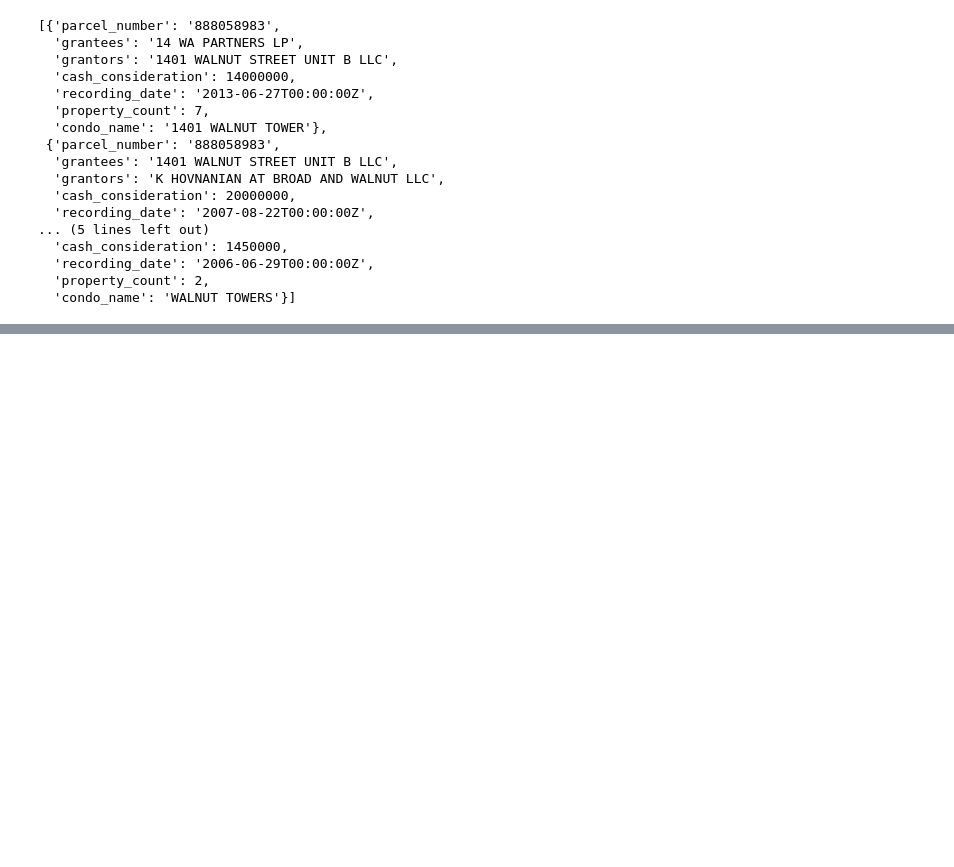
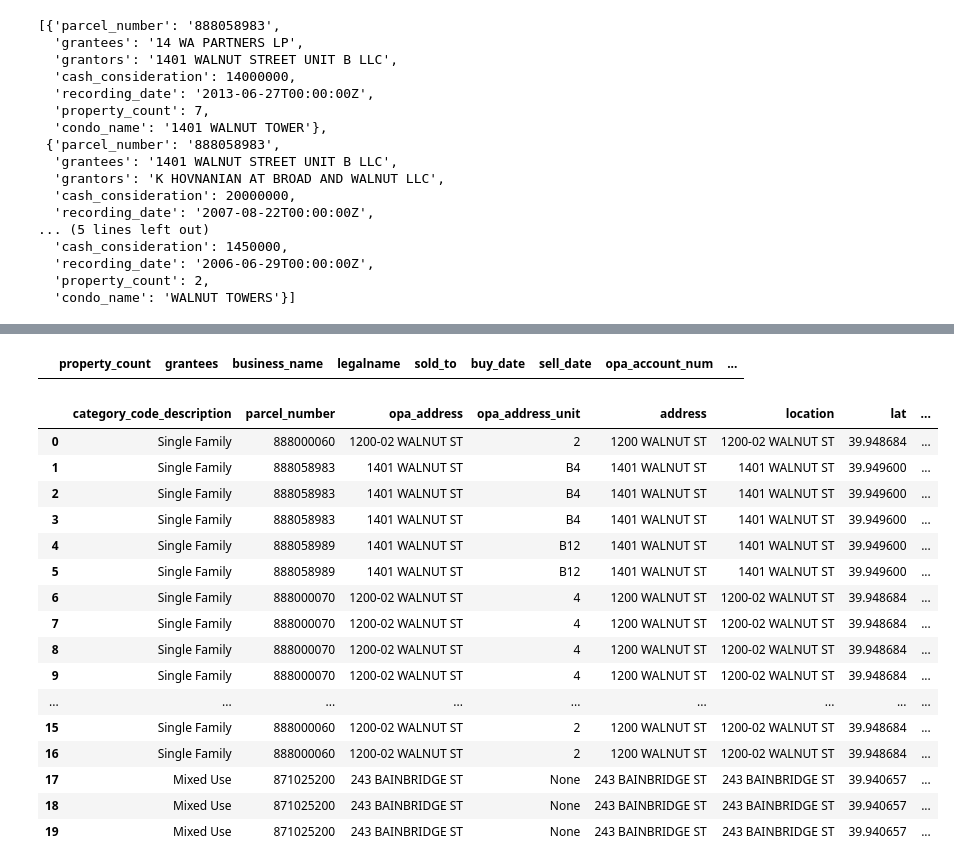
Before and after one commit to ssuffian/phillydb, a Jupyter notebook: notebooks/explore.ipynb, the cells around one changed output, grey strips where cells are left out. Cells and saved outputs as stored; diff of their text form; code cells hidden in the pictures; blank space fills up the shorter version.

```diff
--- a/notebooks/explore.ipynb
+++ b/notebooks/explore.ipynb
@@ -134,0 +538,33 @@ results
+# %%
+# Question 2: How many account numbers have multiple addresses?
+import requests
+import pandas as pd
+
+mailing_address_subquery = """
+opa_account_num = '881028600'
+"""
+#  {'street_address': '1514 S BROAD ST', 'address': '1734 MOUNT VERNON ST'},
+#  {'street_address': '1030 FEDERAL ST', 'address': '1015 LATONA ST'},
+#  {'street_address': '3101 N BROAD ST', 'address': '1345 W CLEARFIELD ST'},
+
+# Given a parcel number, get the latest grantees
+# Get the business_name and legalname if the opa
+
+query = f"""
+ SELECT
+   location,unit,opa.recording_date,grantees,grantors,rtt_summary.recording_date as buy from opa_properties_public  opa
+   LEFT JOIN rtt_summary
+   ON rtt_summary.opa_account_num = parcel_number
+   where parcel_number = '888058989'
+   and document_type like '%DEED%'
+
+"""
+df_json = requests.get(
+    "https://phl.carto.com/api/v2/sql",params={'q':query}
+).json()
+
+if 'rows' in df_json:
+    results = df_json["rows"]
+else:
+    print(df_json)
+pd.DataFrame(results)
@@ -134,0 +580,5 @@ results
+# %%
+df = pd.DataFrame(results)
+df[pd.notnull(df['sold_to'])]
+# %% [output]
+|  | property_count | grantees | business_name | legalname | sold_to | buy_date | sell_date | opa_account_num | ... |
@@ -134,0 +701,20 @@ results
+# %%
+df1
+# %% [output]
+|  | category_code_description | parcel_number | opa_address | opa_address_unit | address | location | lat | ... |
+| 0 | Single Family | 888000060 | 1200-02 WALNUT ST | 2 | 1200 WALNUT ST | 1200-02 WALNUT ST | 39.948684 | ... |
+| 1 | Single Family | 888058983 | 1401 WALNUT ST | B4 | 1401 WALNUT ST | 1401 WALNUT ST | 39.949600 | ... |
+| 2 | Single Family | 888058983 | 1401 WALNUT ST | B4 | 1401 WALNUT ST | 1401 WALNUT ST | 39.949600 | ... |
+| 3 | Single Family | 888058983 | 1401 WALNUT ST | B4 | 1401 WALNUT ST | 1401 WALNUT ST | 39.949600 | ... |
+| 4 | Single Family | 888058989 | 1401 WALNUT ST | B12 | 1401 WALNUT ST | 1401 WALNUT ST | 39.949600 | ... |
+| 5 | Single Family | 888058989 | 1401 WALNUT ST | B12 | 1401 WALNUT ST | 1401 WALNUT ST | 39.949600 | ... |
+| 6 | Single Family | 888000070 | 1200-02 WALNUT ST | 4 | 1200 WALNUT ST | 1200-02 WALNUT ST | 39.948684 | ... |
+| 7 | Single Family | 888000070 | 1200-02 WALNUT ST | 4 | 1200 WALNUT ST | 1200-02 WALNUT ST | 39.948684 | ... |
+| 8 | Single Family | 888000070 | 1200-02 WALNUT ST | 4 | 1200 WALNUT ST | 1200-02 WALNUT ST | 39.948684 | ... |
+| 9 | Single Family | 888000070 | 1200-02 WALNUT ST | 4 | 1200 WALNUT ST | 1200-02 WALNUT ST | 39.948684 | ... |
+| ... | ... | ... | ... | ... | ... | ... | ... | ... |
+| 15 | Single Family | 888000060 | 1200-02 WALNUT ST | 2 | 1200 WALNUT ST | 1200-02 WALNUT ST | 39.948684 | ... |
+| 16 | Single Family | 888000060 | 1200-02 WALNUT ST | 2 | 1200 WALNUT ST | 1200-02 WALNUT ST | 39.948684 | ... |
+| 17 | Mixed Use | 871025200 | 243 BAINBRIDGE ST | None | 243 BAINBRIDGE ST | 243 BAINBRIDGE ST | 39.940657 | ... |
+| 18 | Mixed Use | 871025200 | 243 BAINBRIDGE ST | None | 243 BAINBRIDGE ST | 243 BAINBRIDGE ST | 39.940657 | ... |
+| 19 | Mixed Use | 871025200 | 243 BAINBRIDGE ST | None | 243 BAINBRIDGE ST | 243 BAINBRIDGE ST | 39.940657 | ... |
```
Also changed, not shown: parts of 12 cells of this notebook, 3 other files.
